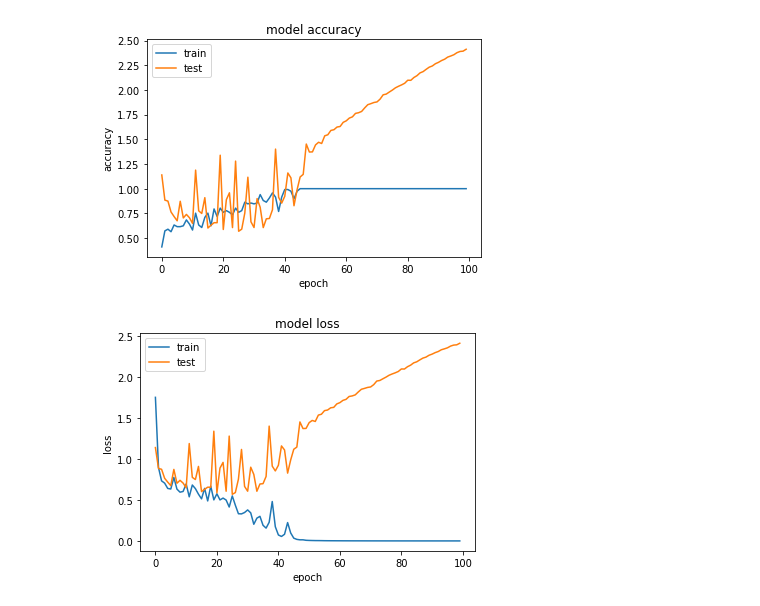
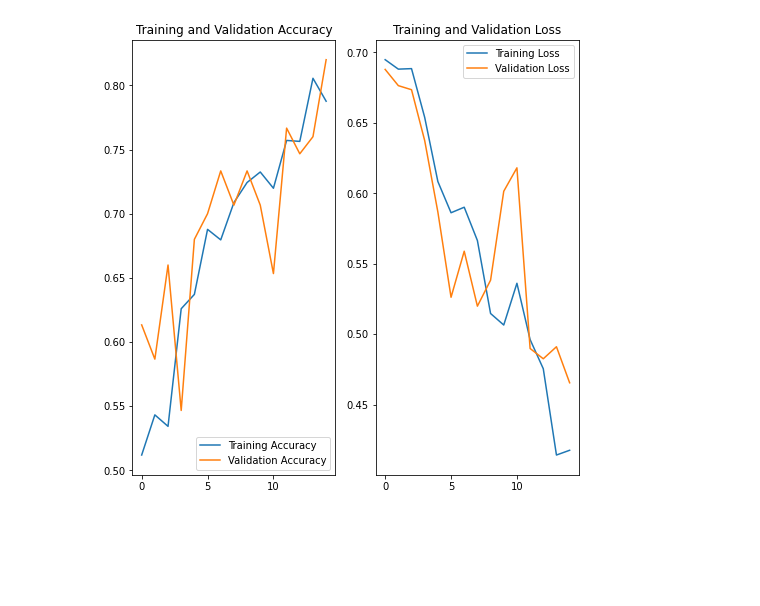
Before and after one commit to ShamilaEbenezer/covid19, a Jupyter notebook: CNN_for_covid19.ipynb, the cells around one changed output. Saved outputs shown, nothing was run; the diff lists cells and outputs as text; code cells hidden in the pictures; blank space fills up the shorter version.

```diff
--- a/CNN_for_covid19.ipynb
+++ b/CNN_for_covid19.ipynb
@@ -131,7 +147,12 @@ from keras.models import Sequential
 model = Sequential()
 #model.add()
 #ip = Input(shape=(32, 32, 3))
-model.add(Conv2D(32, (3, 3), input_shape=(32,32,3),padding='same', activation="relu"))
+model.add(Conv2D(16, (3, 3), input_shape=(64,64,3),padding='same', activation="relu"))
+model.add(Conv2D(16, (3, 3), activation="relu"))
+model.add(MaxPooling2D(pool_size=(2, 2)))
+
+
+model.add(Conv2D(32, (3, 3), padding='same', activation="relu"))
 model.add(Conv2D(32, (3, 3), activation="relu"))
 model.add(MaxPooling2D(pool_size=(2, 2)))
 
@@ -139,8 +160,10 @@ model.add(MaxPooling2D(pool_size=(2, 2)))
 model.add(Conv2D(64, (3, 3), padding='same', activation="relu"))
 model.add(Conv2D(64, (3, 3), activation="relu"))
 model.add(MaxPooling2D(pool_size=(2, 2)))
+model.add(Dropout(0.3))
 
 
 model.add(Flatten())
+#model.add(Dropout(0.3))
 model.add(Dense(512, activation="relu"))
-model.add(Dense(10, activation="softmax"))
+model.add(Dense(2, activation="sigmoid"))
@@ -147,2 +175,2 @@ model.add(Dense(10, activation="softmax"))
 # %%
-model.compile(loss='categorical_crossentropy',optimizer="Adadelta",metrics=['accuracy'])
+model.compile(loss='binary_crossentropy',optimizer="Adam",metrics=['accuracy'])
@@ -149,10 +181,13 @@ model.compile(loss='categorical_crossentropy',optimizer="Adadelta",metrics=['acc
 # %%
+epochs=15
+total_test=746
+batch_size=128
 history=model.fit(x_train,Y_train,
-          batch_size=32,
-          epochs=100,
+          batch_size=128,
+          epochs=15,
           verbose=1,
           validation_data=(x_test, Y_test))
-score = model.evaluate(x_test, Y_test, verbose=0)
+score = model.evaluate(x_test, Y_test, verbose=1)
 print('Test loss:', score[0])
 print('Test accuracy:', score[1])
 # %% [output]
@@ -176,22 +211,24 @@ Test accuracy: 0.6499999761581421
-# %%
-#int(history.history.keys())
-plt.plot(history.history['accuracy'])
-plt.plot(history.history['val_loss'])
-plt.title('model accuracy')
-plt.ylabel('accuracy')
-plt.xlabel('epoch')
-plt.legend(['train', 'test'], loc='upper left')
-import matplotlib.pyplot as plt
-# summarize history for accuracy
-plt.show()
-# summarize history for loss
-plt.plot(history.history['loss'])
-plt.plot(history.history['val_loss'])
-plt.title('model loss')
-plt.ylabel('loss')
-plt.xlabel('epoch')
-plt.legend(['train', 'test'], loc='upper left')
-plt.show()
-# %% [output]
-[figure, removed]
-[figure, removed]
+# %%
+acc = history.history['accuracy']
+val_acc = history.history['val_accuracy']
+
+loss=history.history['loss']
+val_loss=history.history['val_loss']
+
+epochs_range = range(epochs)
+
+plt.figure(figsize=(8, 8))
+plt.subplot(1, 2, 1)
+plt.plot(epochs_range, acc, label='Training Accuracy')
+plt.plot(epochs_range, val_acc, label='Validation Accuracy')
+plt.legend(loc='lower right')
+plt.title('Training and Validation Accuracy')
+
+plt.subplot(1, 2, 2)
+plt.plot(epochs_range, loss, label='Training Loss')
+plt.plot(epochs_range, val_loss, label='Validation Loss')
+plt.legend(loc='upper right')
+plt.title('Training and Validation Loss')
+plt.show()
+# %% [output]
+[figure, added]
```
Also changed, not shown: parts of 19 cells of this notebook.
